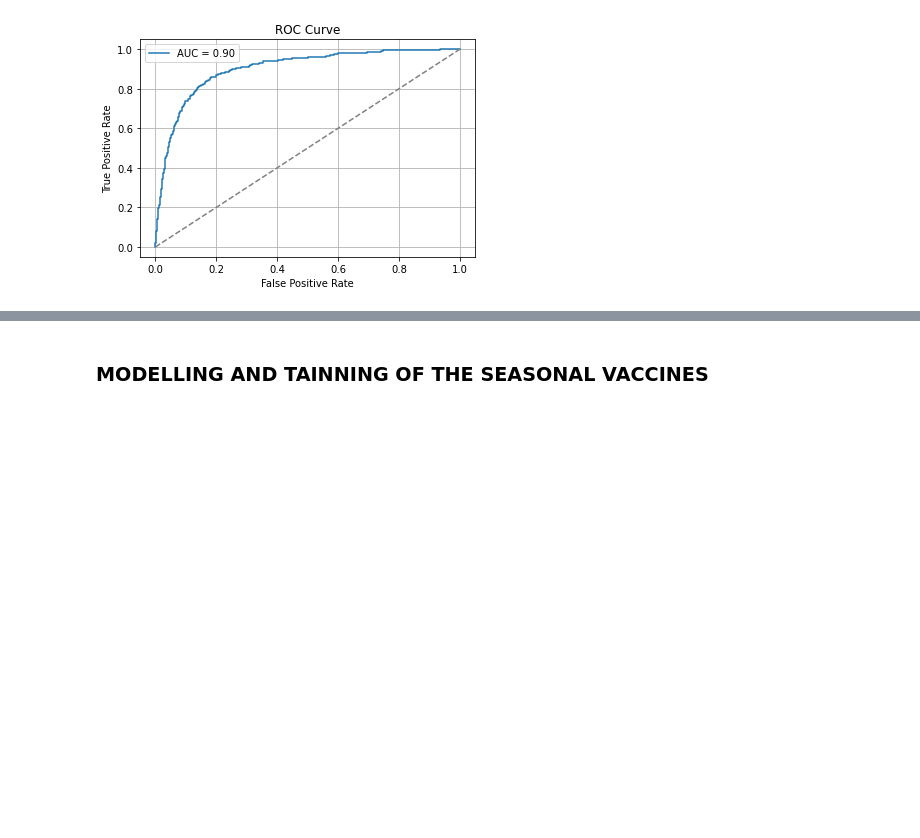
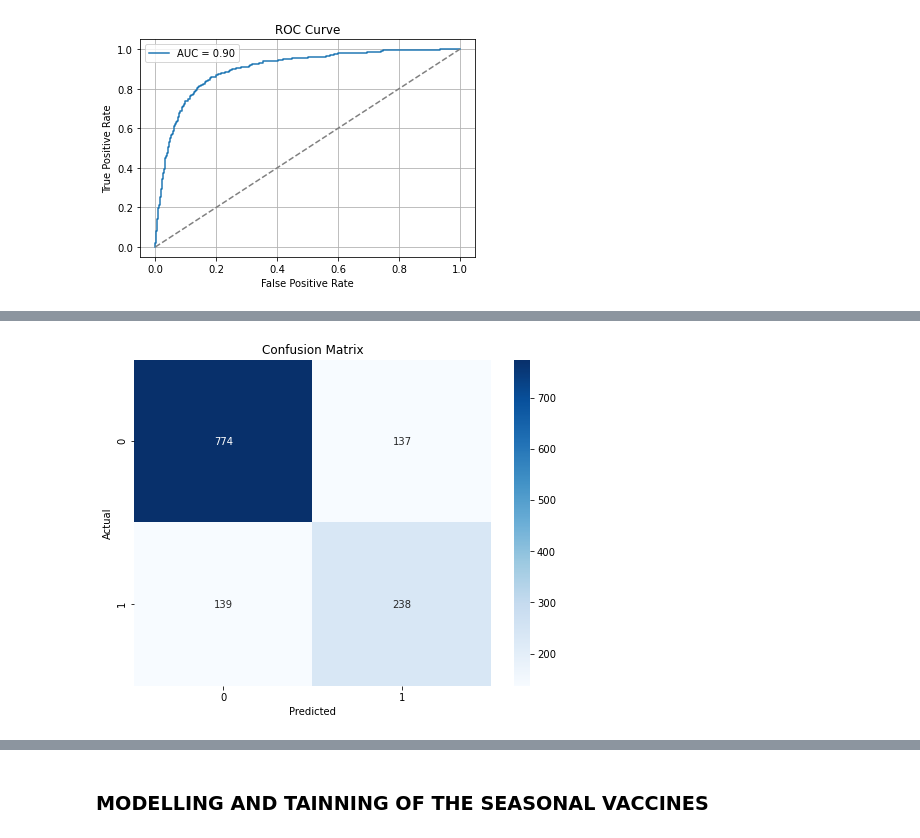
Before and after one commit to Ndedda/H1N1-ans-seasonal-vaccines, a Jupyter notebook: Index.ipynb, the cells around one changed output, grey strips where cells are left out. Saved outputs shown, nothing was run; the diff lists cells and outputs as text; code cells hidden in the pictures; blank space fills up the shorter version.

```diff
--- a/Index.ipynb
+++ b/Index.ipynb
@@ -283,0 +287,30 @@ AUC Score: 0.9011
+# %%
+# Initiating the train-test split
+X_train, X_test, y_train, y_test = train_test_split(
+    X, y, test_size=0.2, random_state=42)
+
+# Identifying categorical columns
+cat_cols = X.select_dtypes(include=['object', 'category']).columns.tolist()
+
+# Creating a preprocessor
+preprocessor = ColumnTransformer(
+    transformers=[
+        ('cat', OneHotEncoder(handle_unknown='ignore'), cat_cols)
+    ],
+    remainder='passthrough'
+)
+
+# Defining the pipeline
+pipeline = Pipeline(steps=[
+    ('preprocessor', preprocessor),
+    ('classifier', DecisionTreeClassifier())
+])
+
+# Fit the pipeline only on training data
+pipeline.fit(X_train, y_train)
+
+# Evaluate on test data
+y_pred = pipeline.predict(X_test)
+
+# Checking for the acuracy
+print("Accuracy:", accuracy_score(y_test, y_pred))
@@ -283,0 +323,10 @@ AUC Score: 0.9011
+# %%
+cm = confusion_matrix(y_test, y_pred)
+plt.figure(figsize=(8,6))
+sns.heatmap(cm, annot=True, fmt='d', cmap='Blues')
+plt.xlabel('Predicted')
+plt.ylabel('Actual')
+plt.title('Confusion Matrix')
+plt.show()
+# %% [output]
+[figure, added]
```
Also changed, not shown: parts of 16 cells of this notebook.
